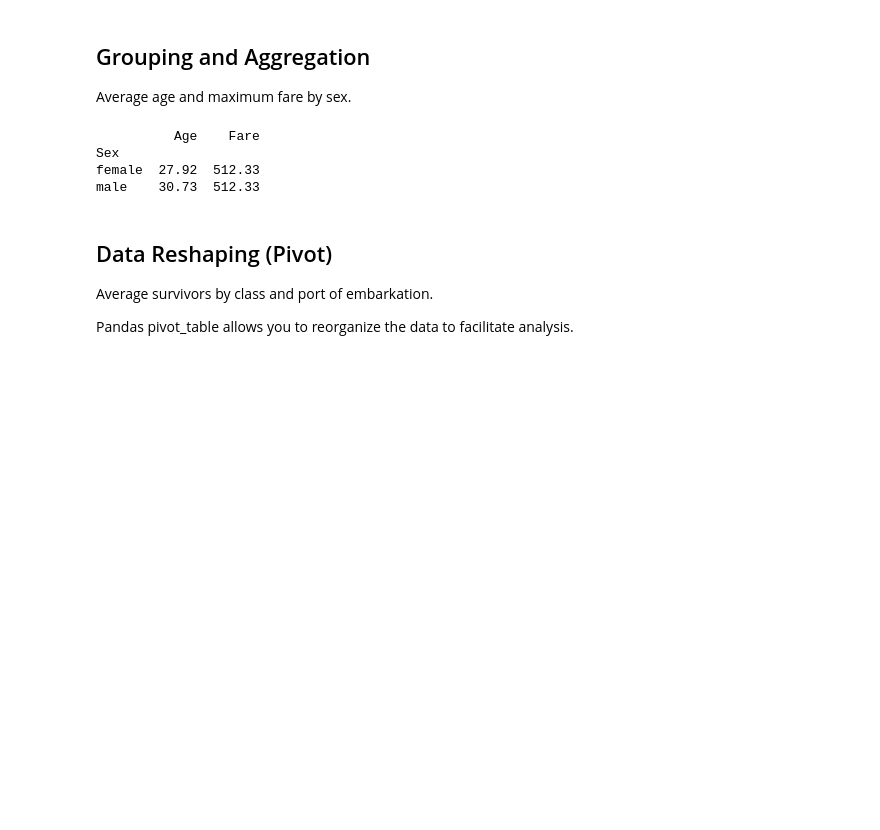
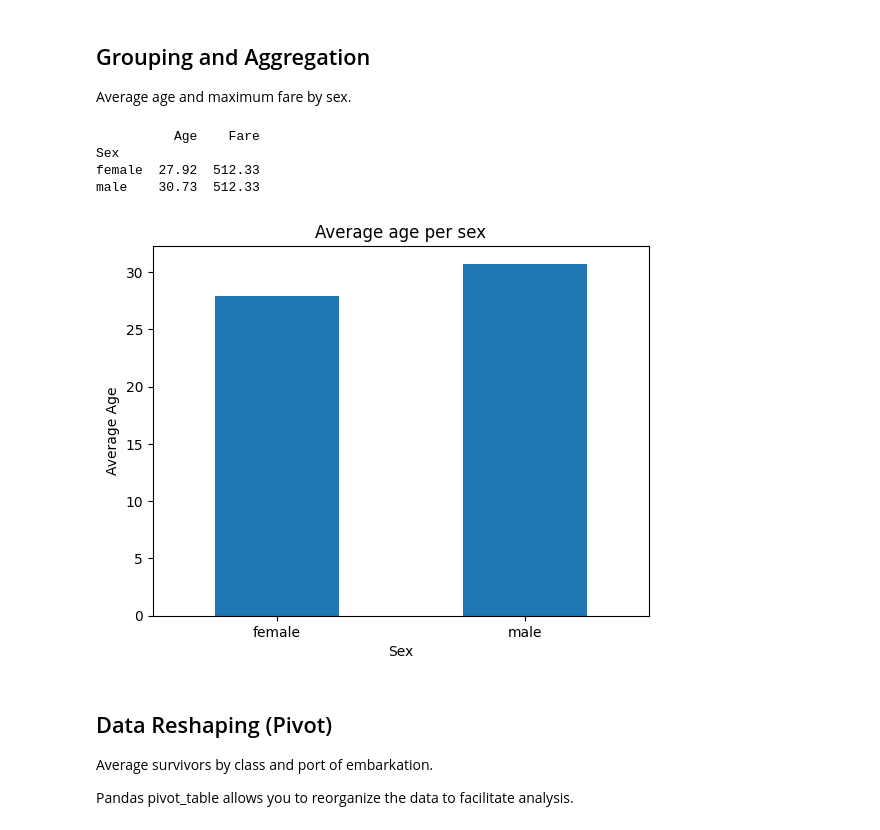
Before and after one commit to PrograMario12/TitanicAnalysis.Notebook.Jupyter, a Jupyter notebook: titanic_information.ipynb, the cells around one changed output. Drawn from its saved outputs; the diff is of its cells as text; code cells hidden in the pictures; blank space fills up the shorter version.

Commit message:
Add graphics

```diff
--- a/titanic_information.ipynb
+++ b/titanic_information.ipynb
@@ -88,8 +88,13 @@ Sex
 female  27.92  512.33
 male    30.73  512.33
 # %%
-df_avg_age_fare.plot(kind='bar')
-plt.ylabel('Value')
+df_avg_age_fare['Age'].plot(kind='bar')
+plt.ylabel('Average Age')
+plt.title('Average age per sex')
+plt.xticks(rotation=0)
+plt.show()
+# %% [output]
+[figure, added]
 # %% [markdown]
 ## Data Reshaping (Pivot)
 Average survivors by class and port of embarkation.
```
Also changed, not shown: parts of 2 cells of this notebook.
